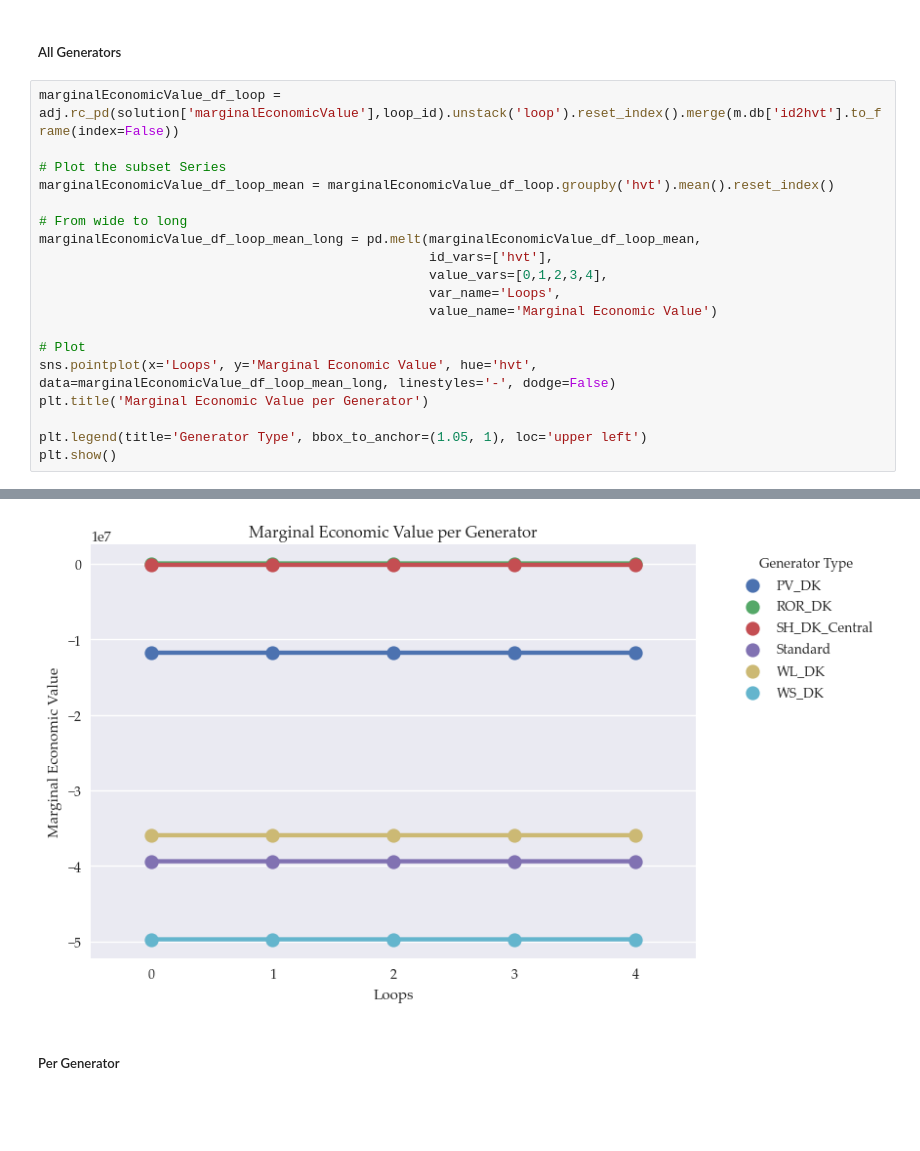
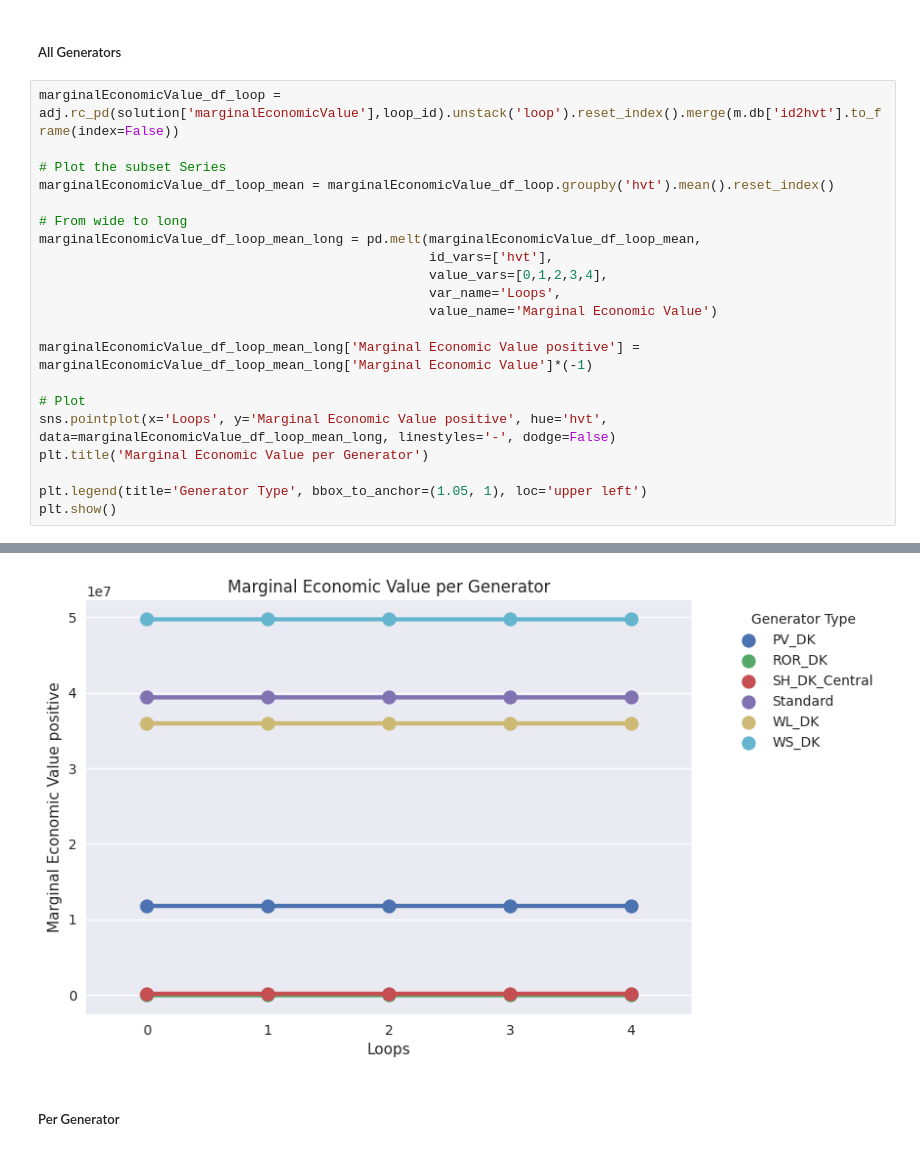
Before and after one commit to marcherger/EnergyEconGroupWork, a Jupyter notebook: Analysis_mBasicPH_storage.ipynb, the cells around one changed output, grey strips where cells are left out. Drawn from its saved outputs; the diff is of its cells as text; blank space fills up the shorter version.

Commit message:
Converting negative values for marginal economic value

```diff
--- a/Analysis_mBasicPH_storage.ipynb
+++ b/Analysis_mBasicPH_storage.ipynb
@@ -631,8 +852,10 @@ marginalEconomicValue_df_loop_mean_long = pd.melt(marginalEconomicValue_df_loop_
                                                   var_name='Loops',
                                                   value_name='Marginal Economic Value')
 
+marginalEconomicValue_df_loop_mean_long['Marginal Economic Value positive'] = marginalEconomicValue_df_loop_mean_long['Marginal Economic Value']*(-1)
+
 # Plot
-sns.pointplot(x='Loops', y='Marginal Economic Value', hue='hvt', data=marginalEconomicValue_df_loop_mean_long, linestyles='-', dodge=False)
+sns.pointplot(x='Loops', y='Marginal Economic Value positive', hue='hvt', data=marginalEconomicValue_df_loop_mean_long, linestyles='-', dodge=False)
 plt.title('Marginal Economic Value per Generator')
 
 plt.legend(title='Generator Type', bbox_to_anchor=(1.05, 1), loc='upper left')
@@ -641,4 +881,4 @@ plt.show()
-[figure, old version]
+[figure, new version]
 # %% [markdown]
 ##### Per Generator
 # %%
```
Also changed, not shown: parts of 26 cells of this notebook, 10 other files.
